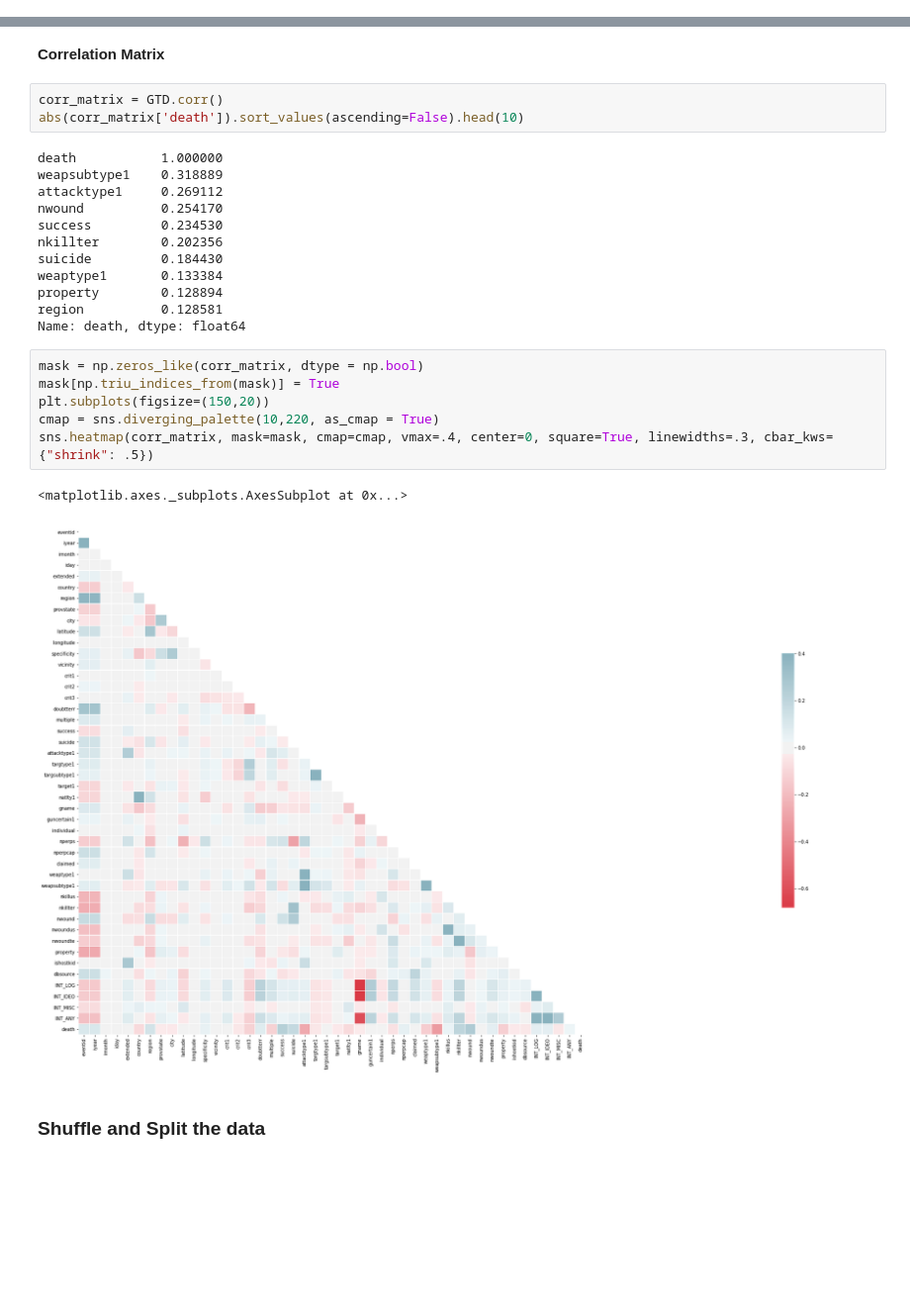
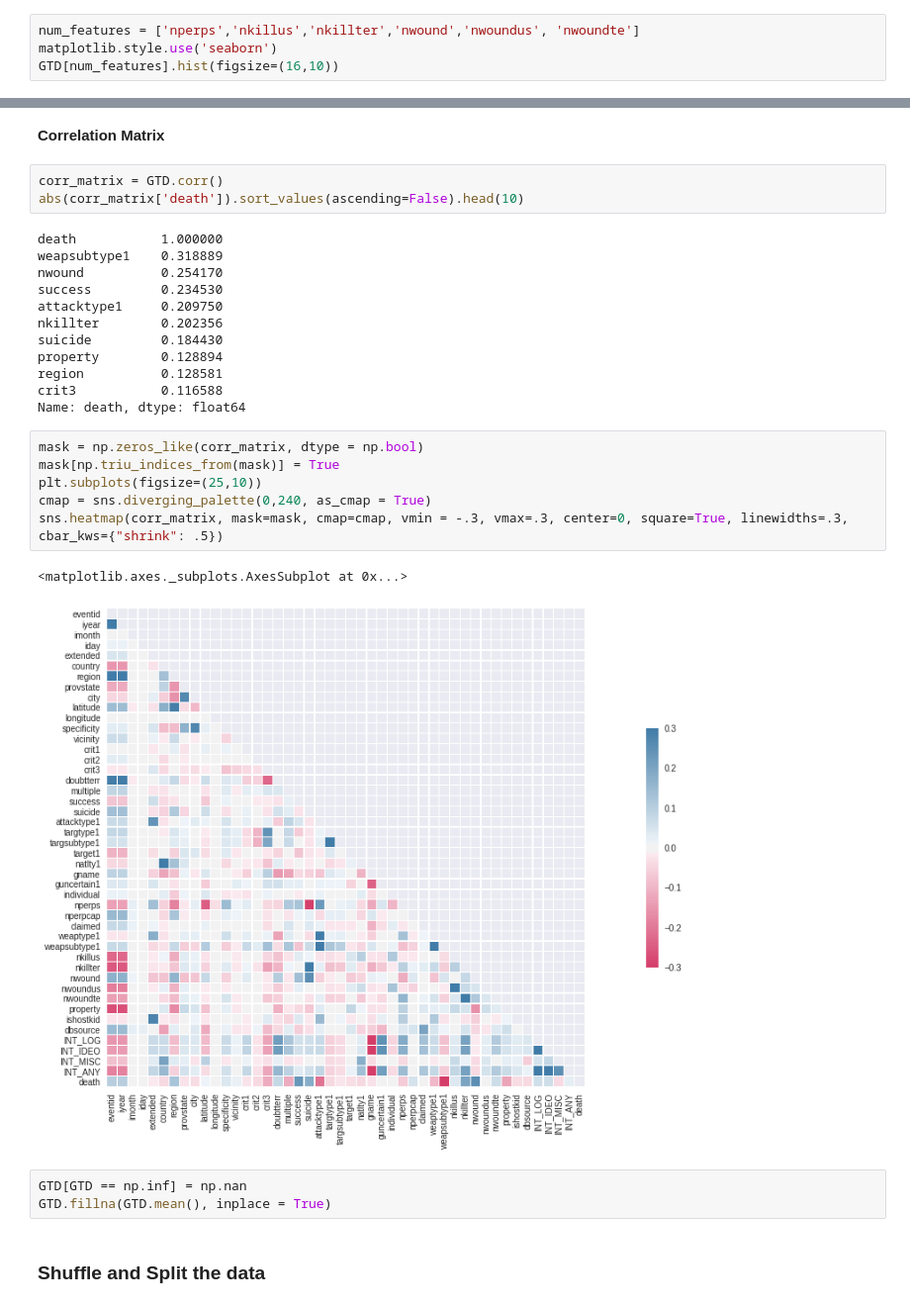
Before and after one commit to fredericoguerra/ML-Udacity-CapstoneProject, a Jupyter notebook: GlobalTerrorismAttack.ipynb, the cells around one changed output, grey strips where cells are left out. Shown at 99% size. Saved outputs shown, nothing was run; the diff lists cells and outputs as text; blank space fills up the shorter version.

```diff
--- a/GlobalTerrorismAttack.ipynb
+++ b/GlobalTerrorismAttack.ipynb
@@ -257,3 +187,7 @@ Missing values successfully treated!!!
 ### Transform skewed continuos features and Normalizing Numerical Features
 # %%
 GTD['suicide'] = GTD.suicide.astype('object')
+# %%
+num_features = ['nperps','nkillus','nkillter','nwound','nwoundus', 'nwoundte']
+matplotlib.style.use('seaborn')
+GTD[num_features].hist(figsize=(16,10))
@@ -304,23 +247,26 @@ abs(corr_matrix['death']).sort_values(ascending=False).head(10)
 # %% [output]
 death           1.000000
 weapsubtype1    0.318889
-attacktype1     0.269112
 nwound          0.254170
 success         0.234530
+attacktype1     0.209750
 nkillter        0.202356
 suicide         0.184430
-weaptype1       0.133384
 property        0.128894
 region          0.128581
+crit3           0.116588
 Name: death, dtype: float64
 # %%
 mask = np.zeros_like(corr_matrix, dtype = np.bool)
 mask[np.triu_indices_from(mask)] = True
-plt.subplots(figsize=(150,20))
-cmap = sns.diverging_palette(10,220, as_cmap = True)
-sns.heatmap(corr_matrix, mask=mask, cmap=cmap, vmax=.4, center=0, square=True, linewidths=.3, cbar_kws={"shrink": .5})
+plt.subplots(figsize=(25,10))
+cmap = sns.diverging_palette(0,240, as_cmap = True)
+sns.heatmap(corr_matrix, mask=mask, cmap=cmap, vmin = -.3, vmax=.3, center=0, square=True, linewidths=.3, cbar_kws={"shrink": .5})
 # %% [output]
 <matplotlib.axes._subplots.AxesSubplot at 0x...>
-[figure, old version]
+[figure, new version]
+# %%
+GTD[GTD == np.inf] = np.nan
+GTD.fillna(GTD.mean(), inplace = True)
 # %% [markdown]
 ### Shuffle and Split the data
```
Also changed, not shown: parts of 31 cells of this notebook.
